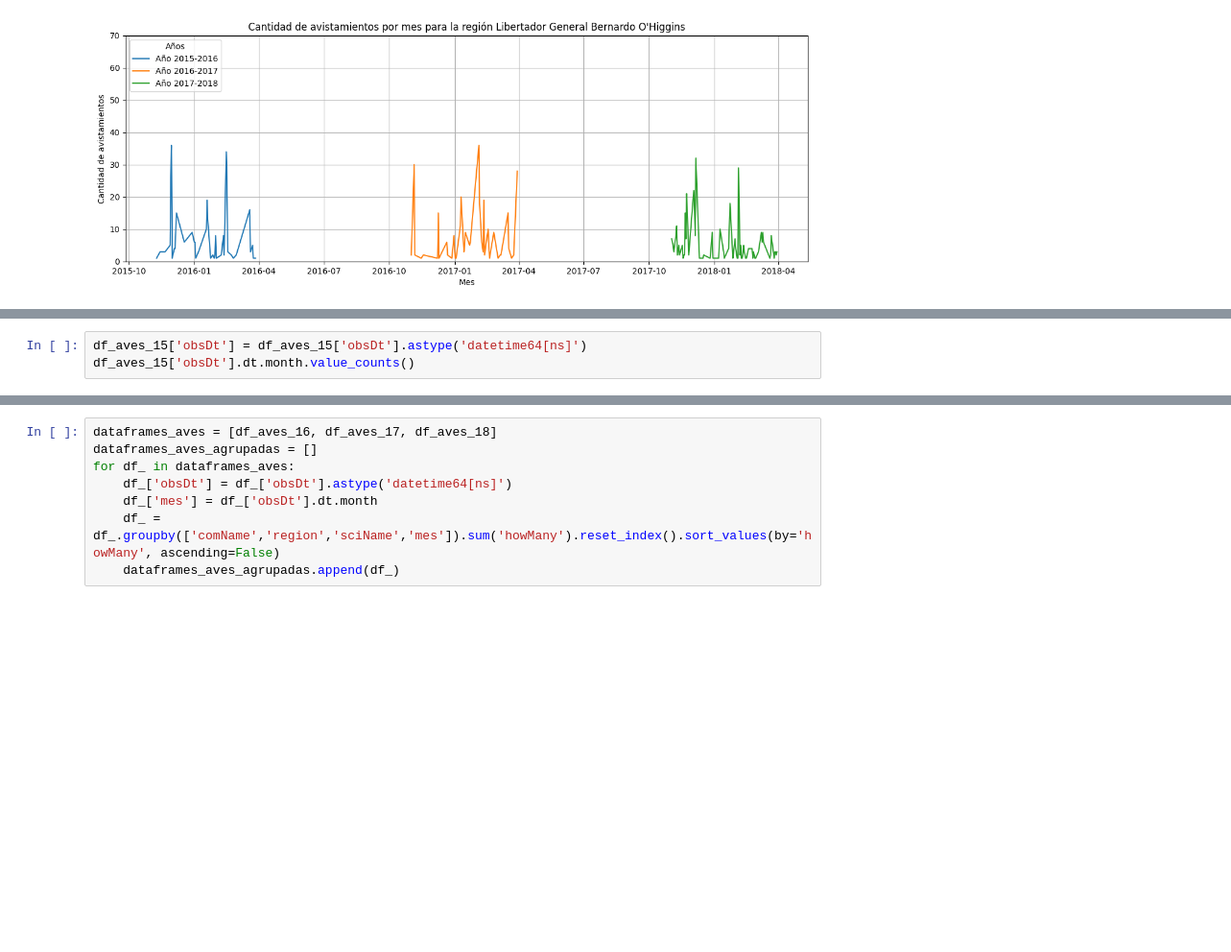
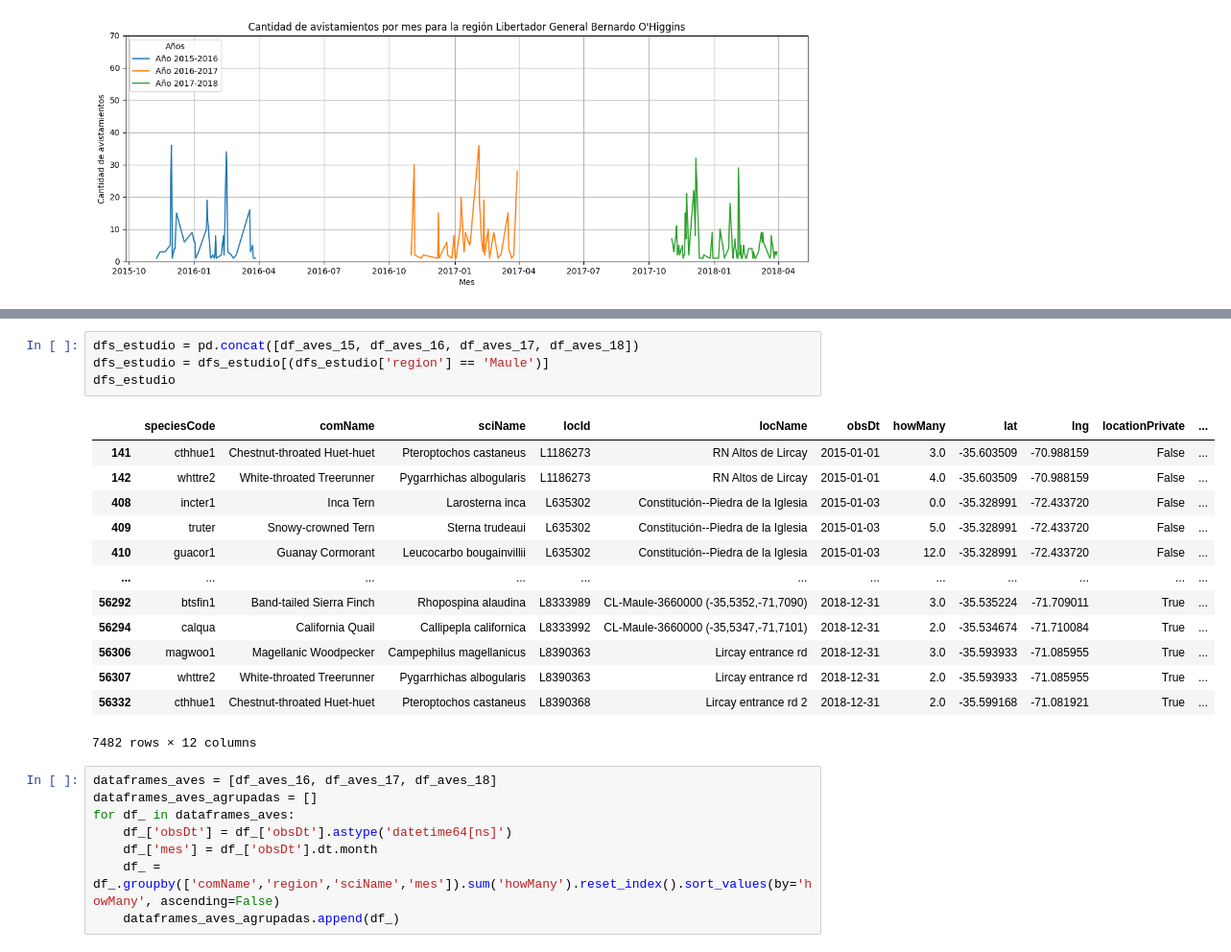
Before and after one commit to ymotomy/Proyecto-IMT2200, a Jupyter notebook: Proyecto.ipynb, the cells around one changed output, grey strips where cells are left out. Shown at 96% size. Cells and saved outputs as stored; diff of their text form; blank space fills up the shorter version.

```diff
--- a/Proyecto.ipynb
+++ b/Proyecto.ipynb
@@ -370,3 +351,0 @@ Name: count, Length: 417, dtype: int64
-# %%
-df_aves_15['obsDt'] = df_aves_15['obsDt'].astype('datetime64[ns]')
-df_aves_15['obsDt'].dt.month.value_counts()
@@ -388,3 +356,21 @@ Name: count, dtype: int64
+# %%
+dfs_estudio = pd.concat([df_aves_15, df_aves_16, df_aves_17, df_aves_18])
+dfs_estudio = dfs_estudio[(dfs_estudio['region'] == 'Maule')]
+dfs_estudio
+# %% [output]
+|  | speciesCode | comName | sciName | locId | locName | obsDt | howMany | lat | lng | locationPrivate | ... |
+| 141 | cthhue1 | Chestnut-throated Huet-huet | Pteroptochos castaneus | L1186273 | RN Altos de Lircay | 2015-01-01 | 3.0 | -35.603509 | -70.988159 | False | ... |
+| 142 | whttre2 | White-throated Treerunner | Pygarrhichas albogularis | L1186273 | RN Altos de Lircay | 2015-01-01 | 4.0 | -35.603509 | -70.988159 | False | ... |
+| 408 | incter1 | Inca Tern | Larosterna inca | L635302 | Constitución--Piedra de la Iglesia | 2015-01-03 | 0.0 | -35.328991 | -72.433720 | False | ... |
+| 409 | truter | Snowy-crowned Tern | Sterna trudeaui | L635302 | Constitución--Piedra de la Iglesia | 2015-01-03 | 5.0 | -35.328991 | -72.433720 | False | ... |
+| 410 | guacor1 | Guanay Cormorant | Leucocarbo bougainvillii | L635302 | Constitución--Piedra de la Iglesia | 2015-01-03 | 12.0 | -35.328991 | -72.433720 | False | ... |
+| ... | ... | ... | ... | ... | ... | ... | ... | ... | ... | ... | ... |
+| 56292 | btsfin1 | Band-tailed Sierra Finch | Rhopospina alaudina | L8333989 | CL-Maule-3660000 (-35,5352,-71,7090) | 2018-12-31 | 3.0 | -35.535224 | -71.709011 | True | ... |
+| 56294 | calqua | California Quail | Callipepla californica | L8333992 | CL-Maule-3660000 (-35,5347,-71,7101) | 2018-12-31 | 2.0 | -35.534674 | -71.710084 | True | ... |
+| 56306 | magwoo1 | Magellanic Woodpecker | Campephilus magellanicus | L8390363 | Lircay entrance rd | 2018-12-31 | 3.0 | -35.593933 | -71.085955 | True | ... |
+| 56307 | whttre2 | White-throated Treerunner | Pygarrhichas albogularis | L8390363 | Lircay entrance rd | 2018-12-31 | 2.0 | -35.593933 | -71.085955 | True | ... |
+| 56332 | cthhue1 | Chestnut-throated Huet-huet | Pteroptochos castaneus | L8390368 | Lircay entrance rd 2 | 2018-12-31 | 2.0 | -35.599168 | -71.081921 | True | ... |
+7482 rows × 12 columns
 # %%
 dataframes_aves = [df_aves_16, df_aves_17, df_aves_18]
 dataframes_aves_agrupadas = []
```
Also changed, not shown: parts of 6 cells of this notebook.
